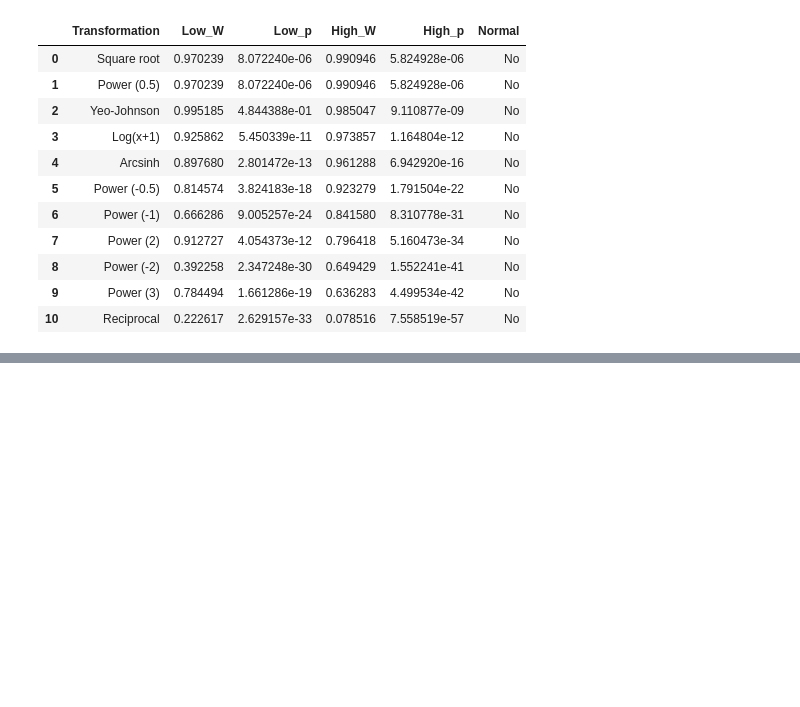
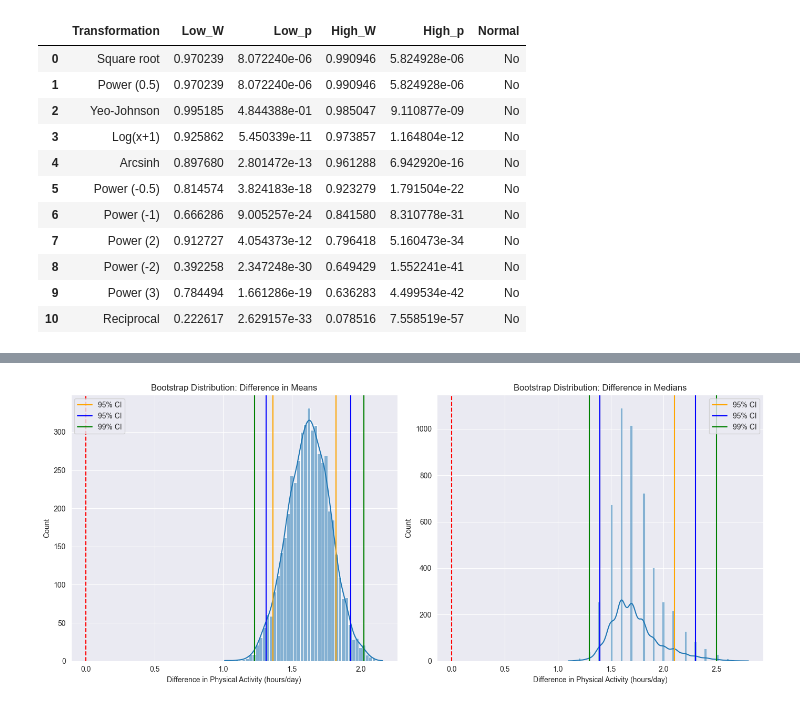
Before and after one commit to datpetr/students_habits_gpa, a Jupyter notebook: stress_level_vs_exercising.ipynb, the cells around one changed output, grey strips where cells are left out. Cells and saved outputs as stored; diff of their text form; code cells hidden in the pictures; blank space fills up the shorter version.

```diff
--- a/stress_level_vs_exercising.ipynb
+++ b/stress_level_vs_exercising.ipynb
@@ -207,0 +302,13 @@ sorted_results
+# %%
+# Calculate confidence intervals (90%)
+ci_mean_90 = np.percentile(bootstrap_diff_means, [5, 90])
+ci_median_90 = np.percentile(bootstrap_diff_medians, [5, 90])
+
+
+# Calculate confidence intervals (95%)
+ci_mean_95 = np.percentile(bootstrap_diff_means, [2.5, 97.5])
+ci_median_95 = np.percentile(bootstrap_diff_medians, [2.5, 97.5])
+
+# Calculate confidence intervals (99%)
+ci_mean_99 = np.percentile(bootstrap_diff_means, [0.5, 99.5])
+ci_median_99 = np.percentile(bootstrap_diff_medians, [0.5, 99.5])
@@ -207,0 +354,36 @@ sorted_results
+# %%
+# Visualize bootstrap distributions
+plt.figure(figsize=(14, 6))
+
+# Plot bootstrap distribution of difference in means
+plt.subplot(1, 2, 1)
+sns.histplot(bootstrap_diff_means, kde=True)
+plt.axvline(x=0, color='red', linestyle='--')
+plt.axvline(x=ci_mean_90[0], color='orange', linestyle='-', label='95% CI')
+plt.axvline(x=ci_mean_90[1], color='orange', linestyle='-')
+plt.axvline(x=ci_mean_95[0], color='blue', linestyle='-', label='95% CI')
+plt.axvline(x=ci_mean_95[1], color='blue', linestyle='-')
+plt.axvline(x=ci_mean_99[0], color='green', linestyle='-', label='99% CI')
+plt.axvline(x=ci_mean_99[1], color='green', linestyle='-')
+plt.title('Bootstrap Distribution: Difference in Means')
+plt.xlabel('Difference in Physical Activity (hours/day)')
+plt.legend()
+
+# Plot bootstrap distribution of difference in medians
+plt.subplot(1, 2, 2)
+sns.histplot(bootstrap_diff_medians, kde=True)
+plt.axvline(x=0, color='red', linestyle='--')
+plt.axvline(x=ci_median_90[0], color='orange', linestyle='-', label='95% CI')
+plt.axvline(x=ci_median_90[1], color='orange', linestyle='-')
+plt.axvline(x=ci_median_95[0], color='blue', linestyle='-', label='95% CI')
+plt.axvline(x=ci_median_95[1], color='blue', linestyle='-')
+plt.axvline(x=ci_median_99[0], color='green', linestyle='-', label='99% CI')
+plt.axvline(x=ci_median_99[1], color='green', linestyle='-')
+plt.title('Bootstrap Distribution: Difference in Medians')
+plt.xlabel('Difference in Physical Activity (hours/day)')
+plt.legend()
+
+plt.tight_layout()
+plt.show()
+# %% [output]
+[figure, added]
```
Also changed, not shown: parts of 17 cells of this notebook.
